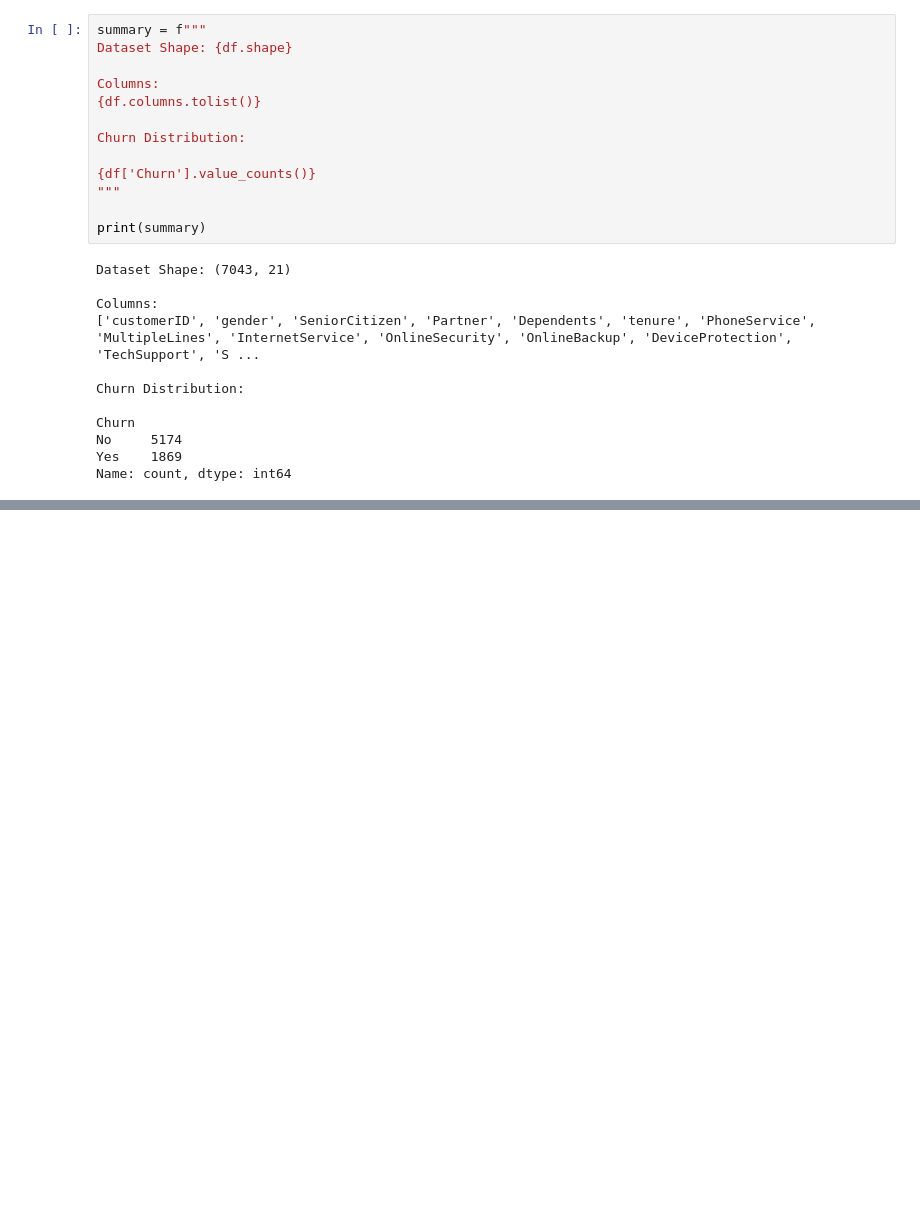
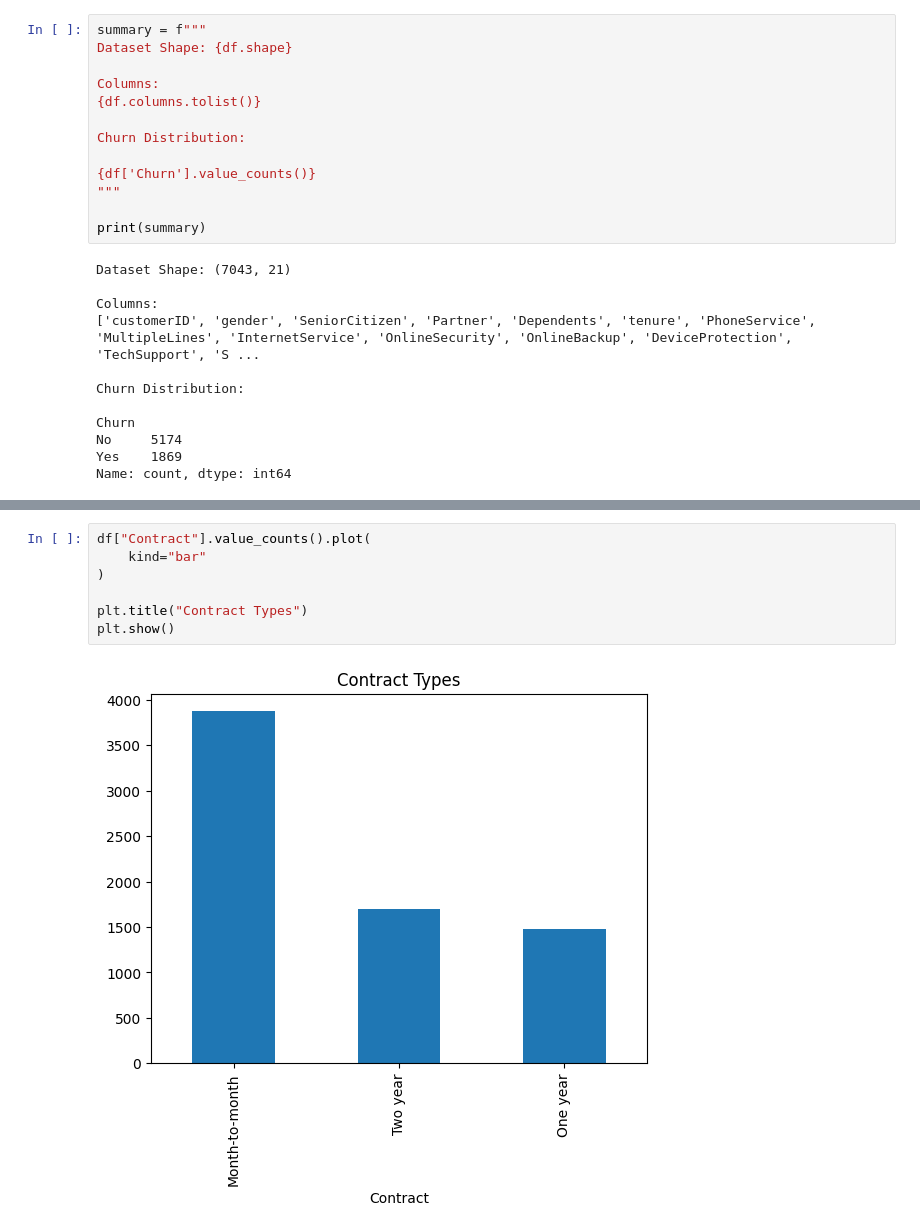
Before and after one commit to kartikdhyani817/Customer-Churn-Prediction-System, a Jupyter notebook: Churn_predection.ipynb, the cells around one changed output, grey strips where cells are left out. Saved outputs shown, nothing was run; the diff lists cells and outputs as text; blank space fills up the shorter version.

```diff
--- a/Churn_predection.ipynb
+++ b/Churn_predection.ipynb
@@ -130,0 +220,9 @@ Name: count, dtype: int64
+# %%
+df["Contract"].value_counts().plot(
+    kind="bar"
+)
+
+plt.title("Contract Types")
+plt.show()
+# %% [output]
+[figure, added]
```
Also changed, not shown: parts of 13 cells of this notebook.
